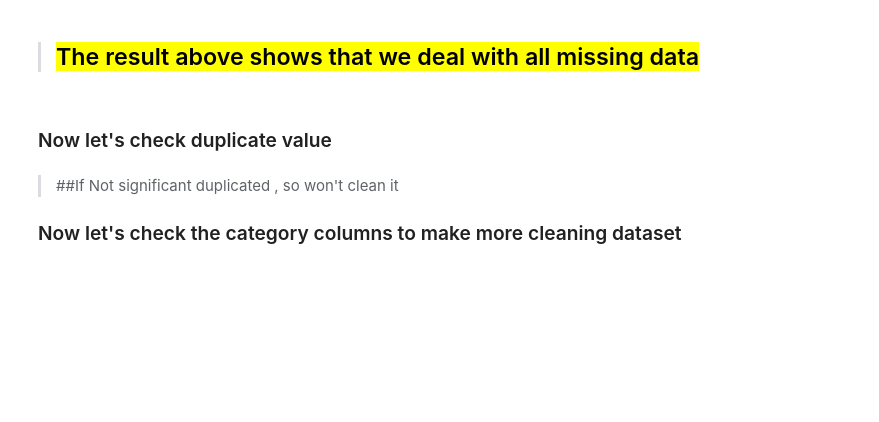
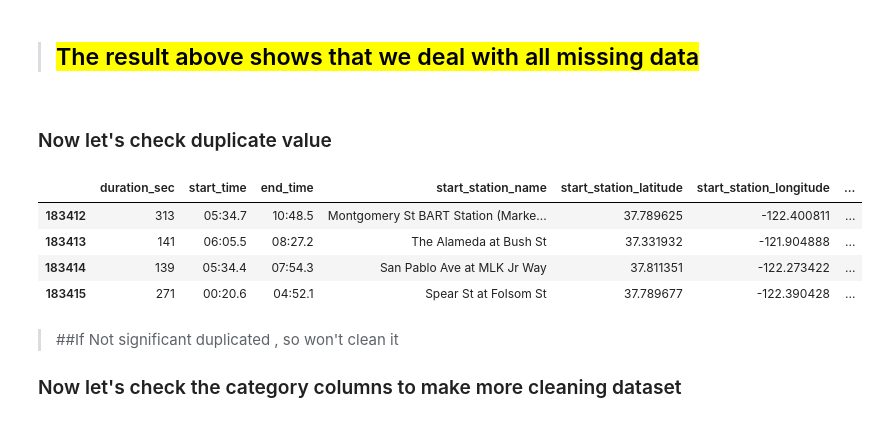
Before and after one commit to Mohamed-Abdallah01/Machine_Learning_AMIT_Course_24, a Jupyter notebook: Matrials/PythonForML/Projects/final_project/datasciece-Final-Project.ipynb, the cells around one changed output. Cells and saved outputs as stored; diff of their text form; code cells hidden in the pictures; blank space fills up the shorter version.

```diff
--- a/Matrials/PythonForML/Projects/final_project/datasciece-Final-Project.ipynb
+++ b/Matrials/PythonForML/Projects/final_project/datasciece-Final-Project.ipynb
@@ -281,0 +289,2 @@ memory usage: 22.4+ MB
+# %%
+df.drop(["end_station_id" , "start_station_id" , "bike_id" , "bike_share_for_all_trip" ], axis=1 , inplace = True)
@@ -282,4 +307,10 @@ memory usage: 22.4+ MB
 # %%
 # trying to fill missing values in my datset using for loop
+cols_have_null_values = ['start_station_name','end_station_name','member_birth_year','member_gender']
+
+for cols in cols_have_null_values:
+    mode = df[cols].mode()[0]
+    df[cols] = df[cols].fillna(mode)
+df["member_birth_year"] = df["member_birth_year"].fillna(df["member_birth_year"].median())
 # %%
 #check the Nulls
@@ -300,7 +417,14 @@ memory usage: 22.4+ MB
 # %% [markdown]
 ### Now let's check duplicate value
 # %%
-##  check duplicate in dataset
+##  check duplicate in datasetd.
+df[df.duplicated()]
+# %% [output]
+|  | duration_sec | start_time | end_time | start_station_name | start_station_latitude | start_station_longitude | ... |
+| 183412 | 313 | 05:34.7 | 10:48.5 | Montgomery St BART Station (Marke... | 37.789625 | -122.400811 | ... |
+| 183413 | 141 | 06:05.5 | 08:27.2 | The Alameda at Bush St | 37.331932 | -121.904888 | ... |
+| 183414 | 139 | 05:34.4 | 07:54.3 | San Pablo Ave at MLK Jr Way | 37.811351 | -122.273422 | ... |
+| 183415 | 271 | 00:20.6 | 04:52.1 | Spear St at Folsom St | 37.789677 | -122.390428 | ... |
 # %% [markdown]
 > ##If Not significant duplicated , so won't clean it
 
```
Also changed, not shown: parts of 21 cells of this notebook, 1 other file.
